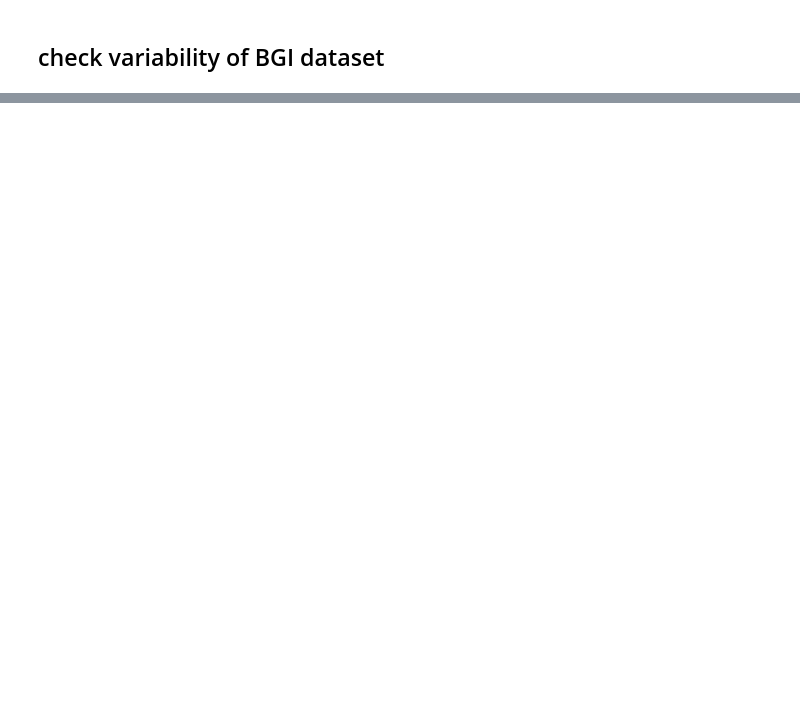
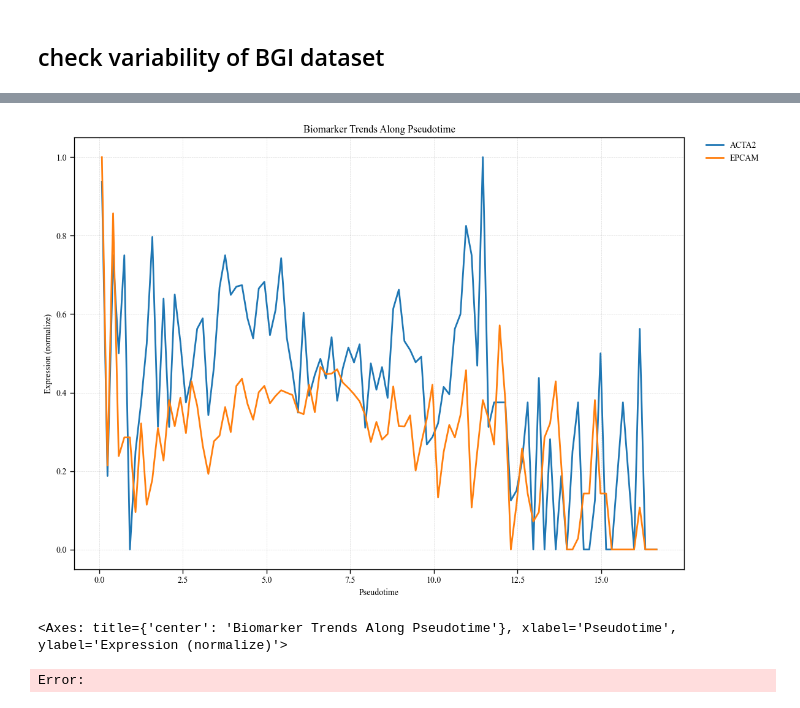
Before and after one commit to cellethology/tic, a Jupyter notebook: notebook/read_bgi/read_file.ipynb, the cells around one changed output, grey strips where cells are left out. Drawn from its saved outputs; the diff is of its cells as text; code cells hidden in the pictures; blank space fills up the shorter version.

```diff
--- a/notebook/read_bgi/read_file.ipynb
+++ b/notebook/read_bgi/read_file.ipynb
@@ -49,0 +196,15 @@ for metric in ['cv', 'nonzero_ratio']:
+# %%
+from tic.graph.utils import estimate_radius
+from tic.wrappers import FeatureWrapper, PseudotimeWrapper
+
+radius = estimate_radius(adata=B03425E3_adata)
+fw = FeatureWrapper(
+    recipe='tme_default',
+    centre_types=B03425E3_tumor_types,
+    graph_params=None,
+    subgraph_params={'strategy': 'radius', 'radius': radius},
+)
+
+B03425E3_fea_adata = fw.fit(B03425E3_adata)
+
+print(B03425E3_fea_adata)
@@ -49,0 +216,8 @@ for metric in ['cv', 'nonzero_ratio']:
+# %%
+pw = PseudotimeWrapper(
+    rep_key='composition'
+)
+
+B03425E3_pt_adata = pw.fit(B03425E3_fea_adata)
+
+print(B03425E3_pt_adata)
@@ -49,0 +241,11 @@ for metric in ['cv', 'nonzero_ratio']:
+# %%
+from tic.plotting import plot_biomarker_trends
+plot_biomarker_trends(
+    adata=B03425E3_pt_adata,
+    selected_biomarkers=['ACTA2','EPCAM'],
+    y_transform='normalize'
+)
+# %% [output]
+[figure, added]
+<Axes: title={'center': 'Biomarker Trends Along Pseudotime'}, xlabel='Pseudotime', ylabel='Expression (normalize)'>
+Error:
```
Also changed, not shown: parts of 14 cells of this notebook, 8 other files.
